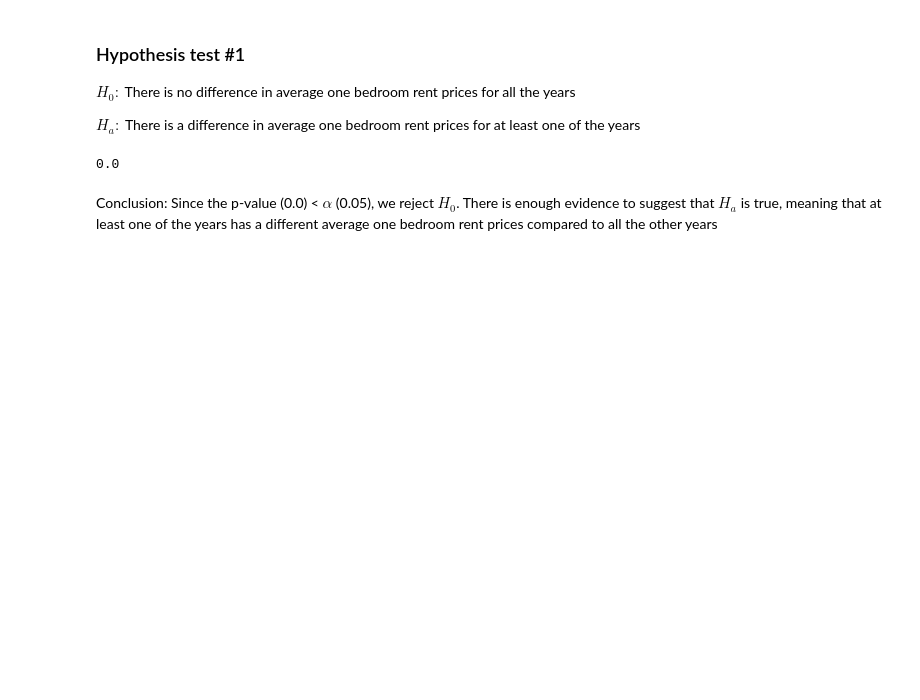
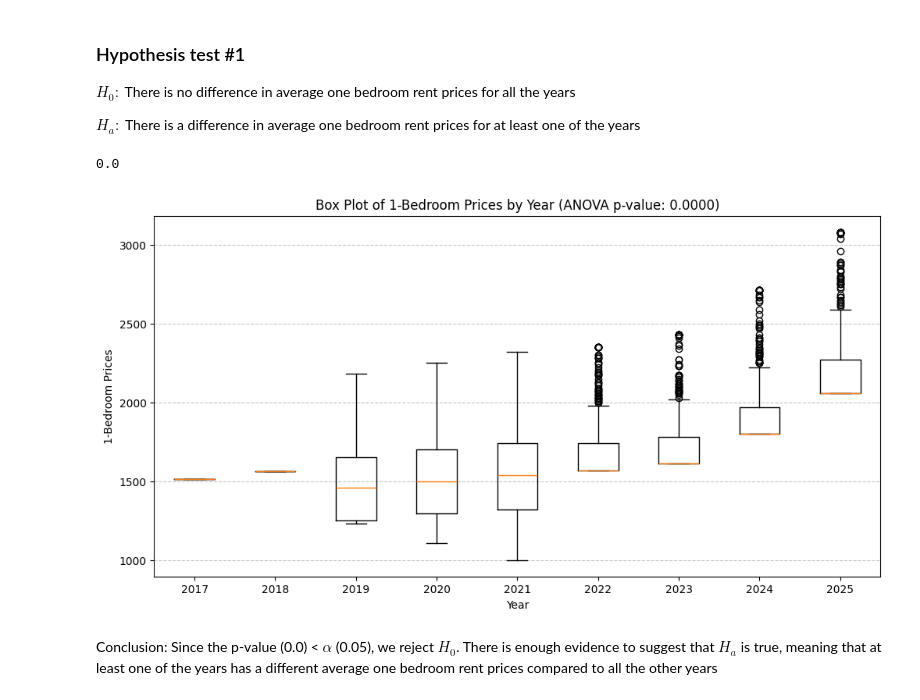
Before and after one commit to aadia1234/CMSC320-Final-Project, a Jupyter notebook: clean_data.ipynb, the cells around one changed output. Drawn from its saved outputs; the diff is of its cells as text; code cells hidden in the pictures; blank space fills up the shorter version.

Commit message:
added graphs

```diff
--- a/clean_data.ipynb
+++ b/clean_data.ipynb
@@ -246,21 +248,36 @@ for df in dfs:
 $H_0:$ There is no difference in average one bedroom rent prices for all the years
 
 $H_a:$ There is a difference in average one bedroom rent prices for at least one of the years
-# %%
-# Test: ANOVA
-
-samples = []
-
-for year in range(2017, 2026):
-    df = dfs[year]
-    samples.append(df['1_bedroom'])
-
-
-res = stats.f_oneway(*samples)
-pvalue = res.pvalue
-print(pvalue)
-# %% [output]
-0.0
+# %%
+# Test: ANOVA
+
+samples = []
+
+for year in range(2017, 2026):
+    df = dfs[year]
+    samples.append(df['1_bedroom'])
+
+
+res = stats.f_oneway(*samples)
+pvalue = res.pvalue
+print(pvalue)
+
+#Create boxplot
+plt.figure(figsize=(12, 6))
+plt.boxplot(samples)
+
+# Add labels and title
+plt.xticks(range(1, len(samples) + 1), [f'{year}' for year in range(2017, 2026)])
+plt.xlabel('Year')
+plt.ylabel('1-Bedroom Prices')
+plt.title('Box Plot of 1-Bedroom Prices by Year (ANOVA p-value: {:.4f})'.format(pvalue))
+
+# Show the plot
+plt.grid(axis='y', linestyle='--', alpha=0.7)
+plt.show()
+# %% [output]
+0.0
+[figure, added]
 # %% [markdown]
 Conclusion: Since the p-value (0.0) < $\alpha$ (0.05), we reject $H_0$. There is enough evidence to suggest that $H_a$ is true, meaning that at least one of the years has a different average one bedroom rent prices compared to all the other years
 # %% [markdown]
```
Also changed, not shown: parts of 4 cells of this notebook.
